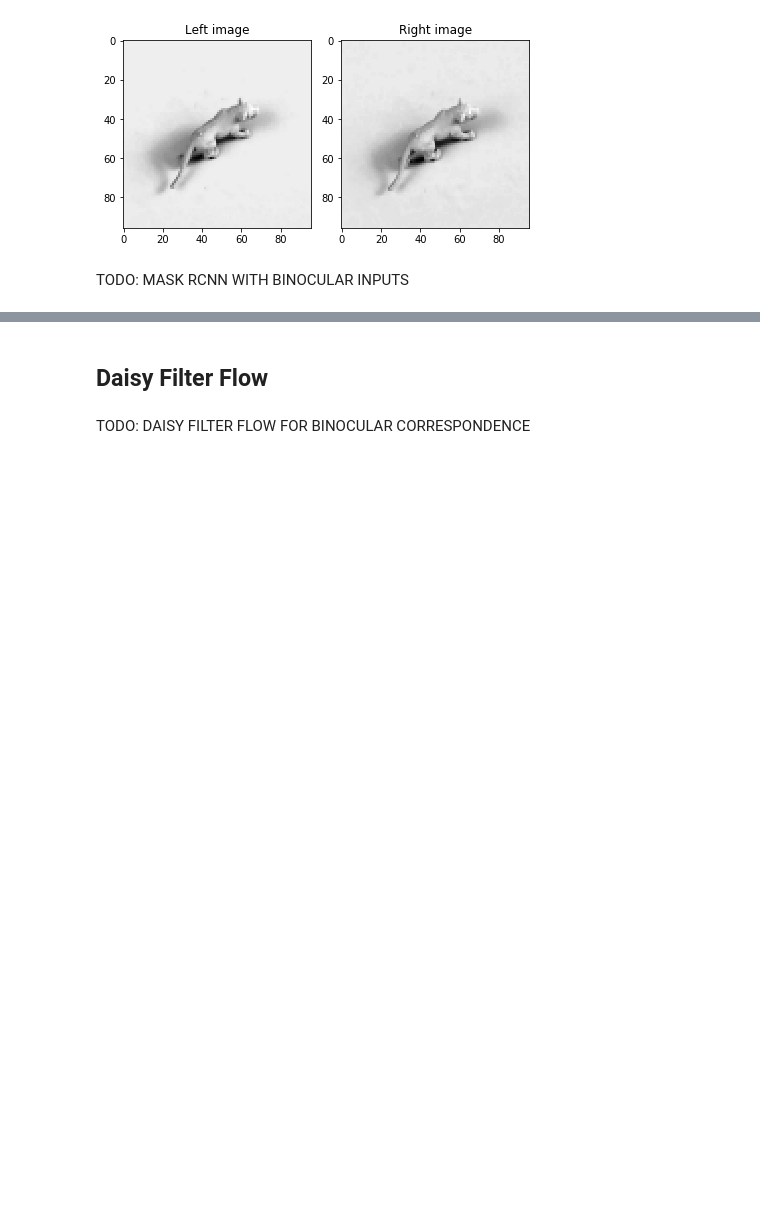
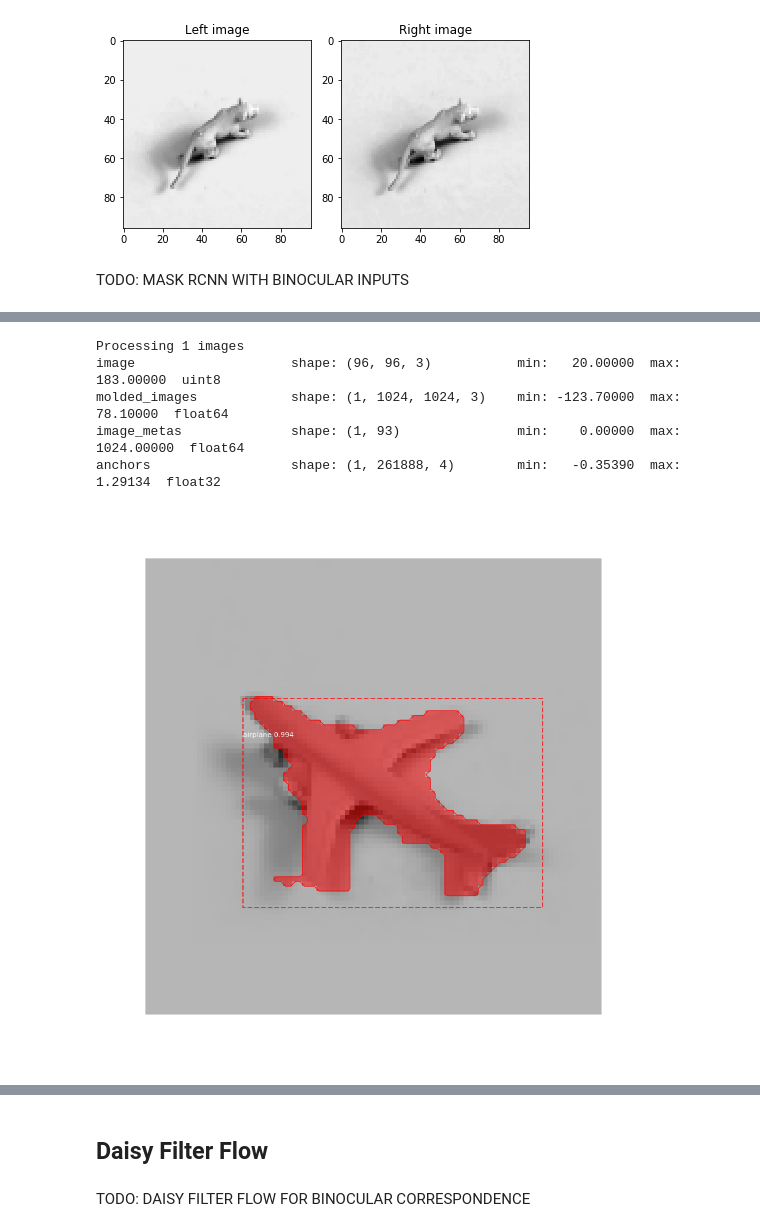
Before and after one commit to hmallen99/VisualReconstruction, a Jupyter notebook: mask_rcnn/Mask_RCNN-master/samples/Reconstruction with MaskRCNN.ipynb, the cells around one changed output, grey strips where cells are left out. Cells and saved outputs as stored; diff of their text form; code cells hidden in the pictures; blank space fills up the shorter version.

```diff
--- a/mask_rcnn/Mask_RCNN-master/samples/Reconstruction with MaskRCNN.ipynb
+++ b/mask_rcnn/Mask_RCNN-master/samples/Reconstruction with MaskRCNN.ipynb
@@ -186,0 +198,14 @@ model.detect(...)
+# %%
+
+
+results = model.detect([left_image], verbose=1)
+l_results = results[0]
+visualize.display_instances(left_image, l_results['rois'], l_results['masks'], l_results['class_ids'],
+                            class_names, l_results['scores'])
+# %% [output]
+Processing 1 images
+image                    shape: (96, 96, 3)           min:   20.00000  max:  183.00000  uint8
+molded_images            shape: (1, 1024, 1024, 3)    min: -123.70000  max:   78.10000  float64
+image_metas              shape: (1, 93)               min:    0.00000  max: 1024.00000  float64
+anchors                  shape: (1, 261888, 4)        min:   -0.35390  max:    1.29134  float32
+[figure, added]
```
Also changed, not shown: parts of 8 cells of this notebook.
